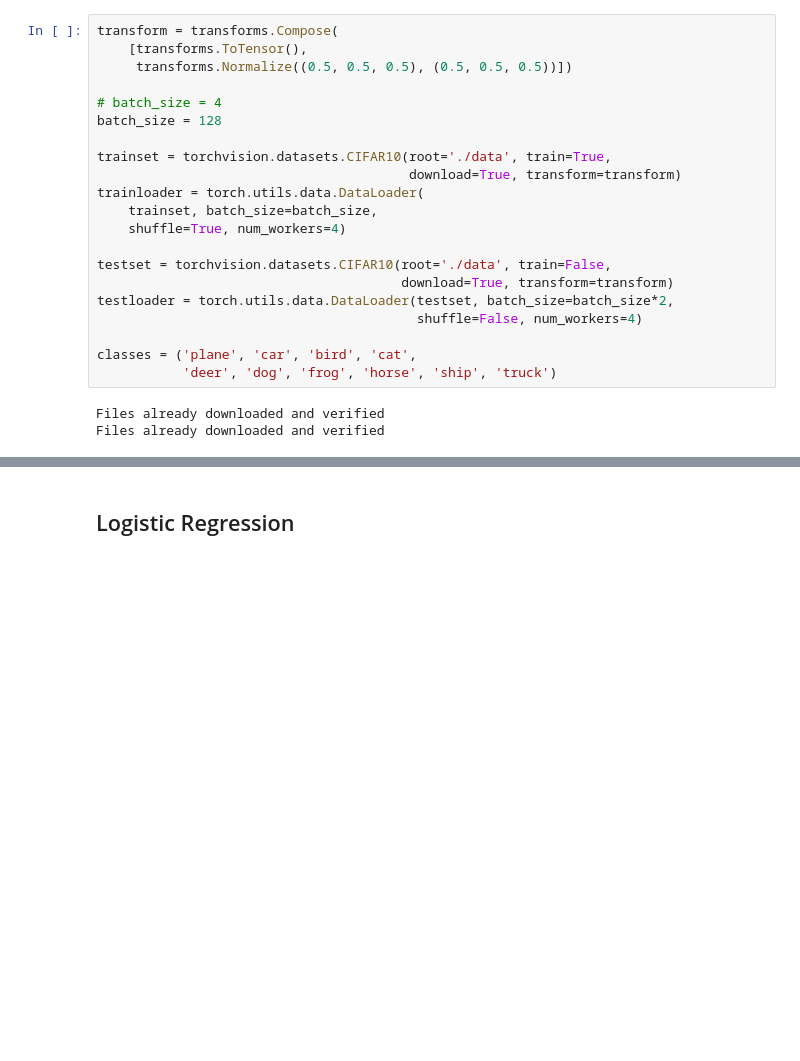
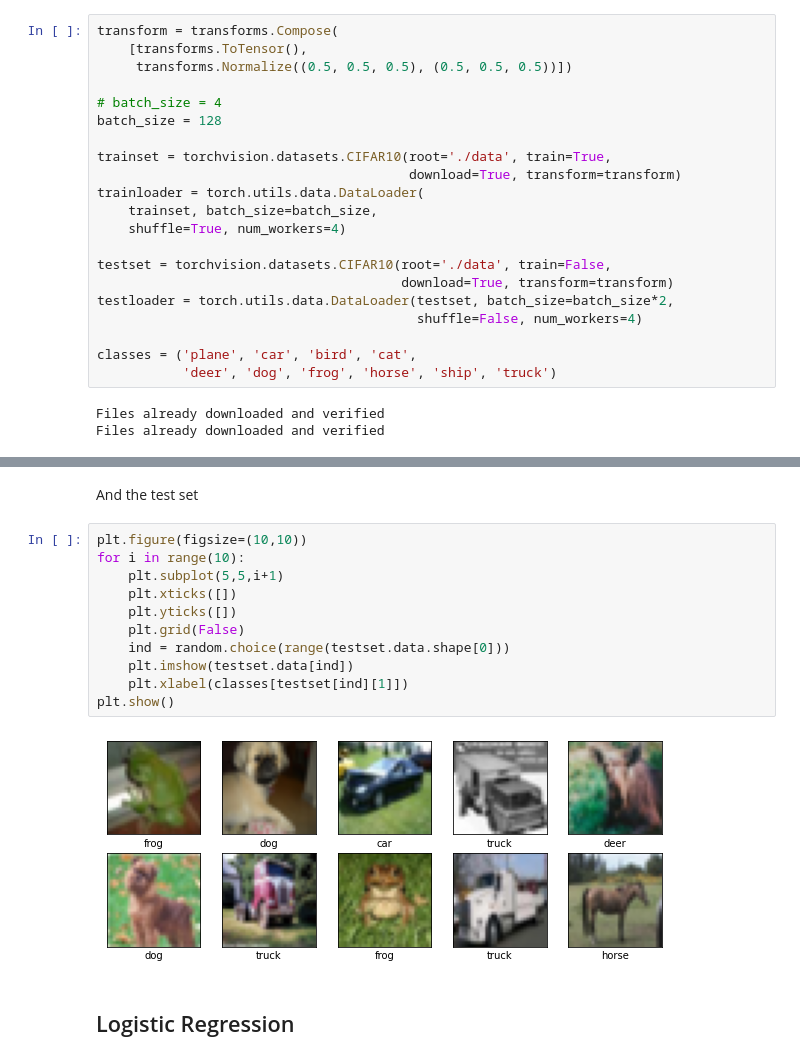
Before and after one commit to berbomeister/ML-project, a Jupyter notebook: ML project/waiting.ipynb, the cells around one changed output, grey strips where cells are left out. Drawn from its saved outputs; the diff is of its cells as text; blank space fills up the shorter version.

```diff
--- a/ML project/waiting.ipynb
+++ b/ML project/waiting.ipynb
@@ -45,3 +98,18 @@ Files already downloaded and verified
+# %% [markdown]
+And the test set
+# %%
+plt.figure(figsize=(10,10))
+for i in range(10):
+    plt.subplot(5,5,i+1)
+    plt.xticks([])
+    plt.yticks([])
+    plt.grid(False)
+    ind = random.choice(range(testset.data.shape[0]))
+    plt.imshow(testset.data[ind])
+    plt.xlabel(classes[testset[ind][1]])
+plt.show()
+# %% [output]
+[figure, added]
 # %% [markdown]
 ## Logistic Regression
 # %% [markdown]
```
Also changed, not shown: parts of 50 cells of this notebook, 2 other files.
